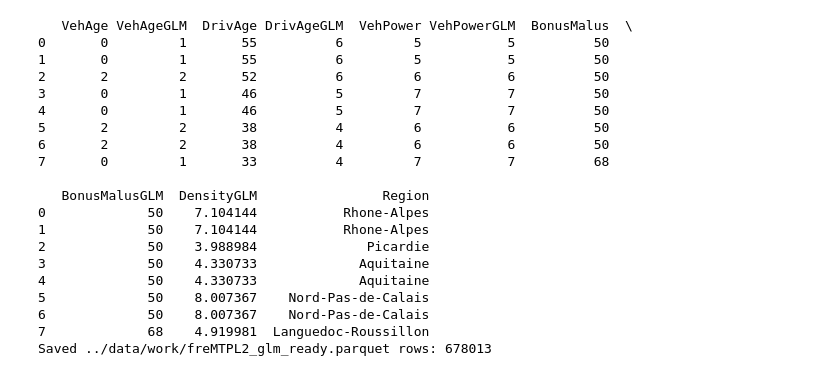
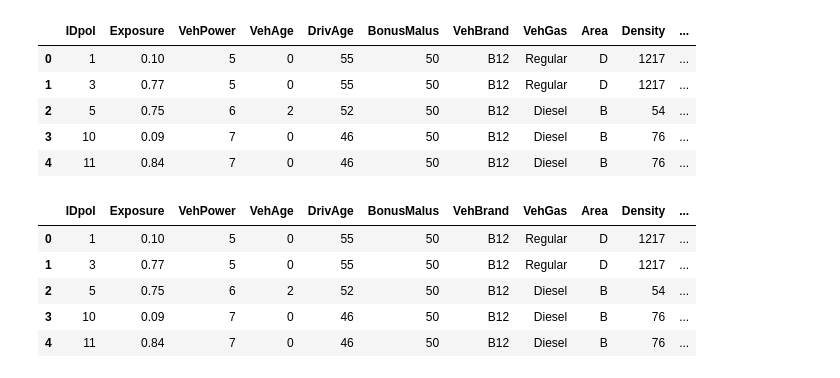
Before and after one commit to FisherSteve/freMTPL2sev-pricing, a Jupyter notebook: notebooks/03_glm_gam_boosting.ipynb, the cells around one changed output. Cells and saved outputs as stored; diff of their text form; code cells hidden in the pictures.

```diff
--- a/notebooks/03_glm_gam_boosting.ipynb
+++ b/notebooks/03_glm_gam_boosting.ipynb
@@ -1,39 +1,27 @@
 # %%
-import sys, os
+import sys, os, numpy as np, pandas as pd
 sys.path.append(os.path.abspath(os.path.join(os.getcwd(), "..", "src")))
+from metrics import pdw, pdw2, cf2, make_folds
 from features_glm import build_glm_features
 
-df = pd.read_parquet("../data/work/freMTPL2_joined_capped.parquet")
-df_glm = build_glm_features(df)
-
-# sanity check
-cols = ["VehAge","VehAgeGLM","DrivAge","DrivAgeGLM","VehPower","VehPowerGLM","BonusMalus","BonusMalusGLM","DensityGLM","Region"]
-print(df_glm[cols].head(8))
-
-
-
-out = "../data/work/freMTPL2_glm_ready.parquet"
-df_glm.to_parquet(out, index=False)
-print("Saved", out, "rows:", len(df_glm))
+df = pd.read_parquet("../data/work/freMTPL2_joined_capped.parquet").copy()
+df.head()
+#df_glm = build_glm_features(df)
 # %% [output]
-   VehAge VehAgeGLM  DrivAge DrivAgeGLM  VehPower VehPowerGLM  BonusMalus  \
-0       0         1       55          6         5           5          50
-1       0         1       55          6         5           5          50
-2       2         2       52          6         6           6          50
-3       0         1       46          5         7           7          50
-4       0         1       46          5         7           7          50
-5       2         2       38          4         6           6          50
-6       2         2       38          4         6           6          50
-7       0         1       33          4         7           7          68
-
-   BonusMalusGLM  DensityGLM                Region
-0             50    7.104144           Rhone-Alpes
-1             50    7.104144           Rhone-Alpes
-2             50    3.988984              Picardie
-3             50    4.330733             Aquitaine
-4             50    4.330733             Aquitaine
-5             50    8.007367    Nord-Pas-de-Calais
-6             50    8.007367    Nord-Pas-de-Calais
-7             68    4.919981  Languedoc-Roussillon
-Saved ../data/work/freMTPL2_glm_ready.parquet rows: 678013
+|  | IDpol | Exposure | VehPower | VehAge | DrivAge | BonusMalus | VehBrand | VehGas | Area | Density | ... |
+| 0 | 1 | 0.10 | 5 | 0 | 55 | 50 | B12 | Regular | D | 1217 | ... |
+| 1 | 3 | 0.77 | 5 | 0 | 55 | 50 | B12 | Regular | D | 1217 | ... |
+| 2 | 5 | 0.75 | 6 | 2 | 52 | 50 | B12 | Diesel | B | 54 | ... |
+| 3 | 10 | 0.09 | 7 | 0 | 46 | 50 | B12 | Diesel | B | 76 | ... |
+| 4 | 11 | 0.84 | 7 | 0 | 46 | 50 | B12 | Diesel | B | 76 | ... |
+# %%
+df_glm = build_glm_features(df)
+df_glm.head()
+# %% [output]
+|  | IDpol | Exposure | VehPower | VehAge | DrivAge | BonusMalus | VehBrand | VehGas | Area | Density | ... |
+| 0 | 1 | 0.10 | 5 | 0 | 55 | 50 | B12 | Regular | D | 1217 | ... |
+| 1 | 3 | 0.77 | 5 | 0 | 55 | 50 | B12 | Regular | D | 1217 | ... |
+| 2 | 5 | 0.75 | 6 | 2 | 52 | 50 | B12 | Diesel | B | 54 | ... |
+| 3 | 10 | 0.09 | 7 | 0 | 46 | 50 | B12 | Diesel | B | 76 | ... |
+| 4 | 11 | 0.84 | 7 | 0 | 46 | 50 | B12 | Diesel | B | 76 | ... |
 # %%
```
Also changed, not shown: parts of 22 cells of this notebook, 9 other files.
